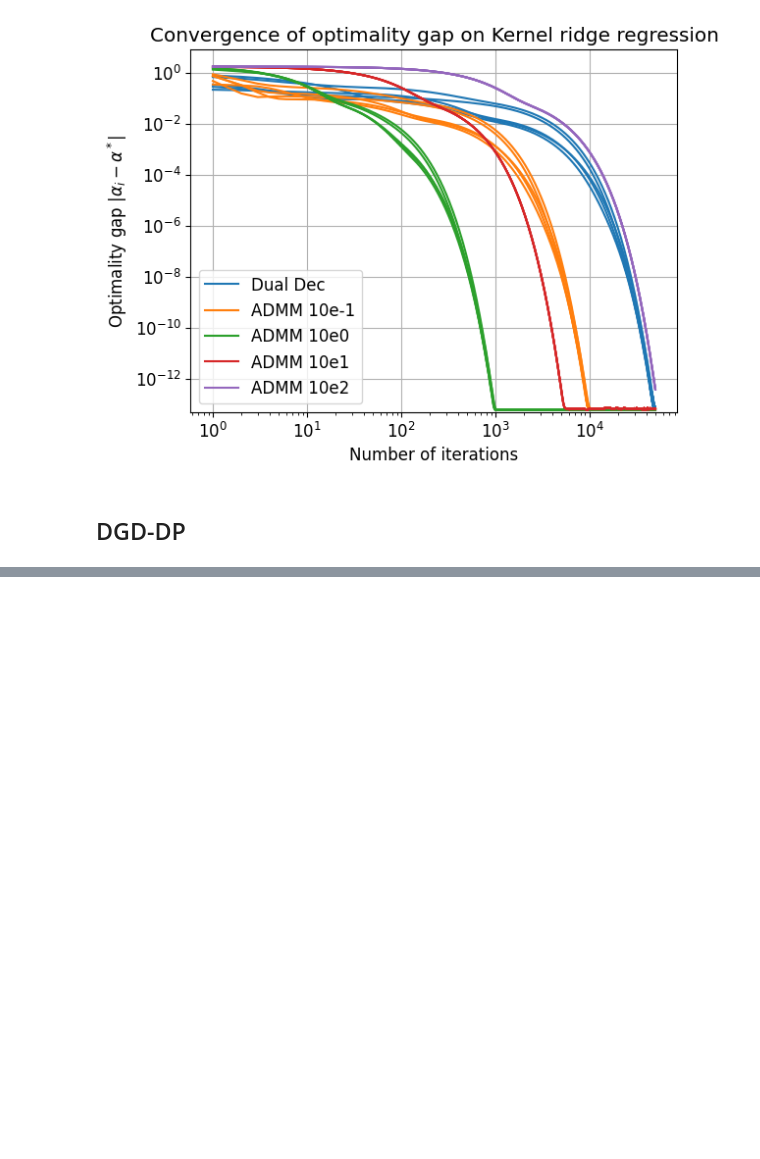
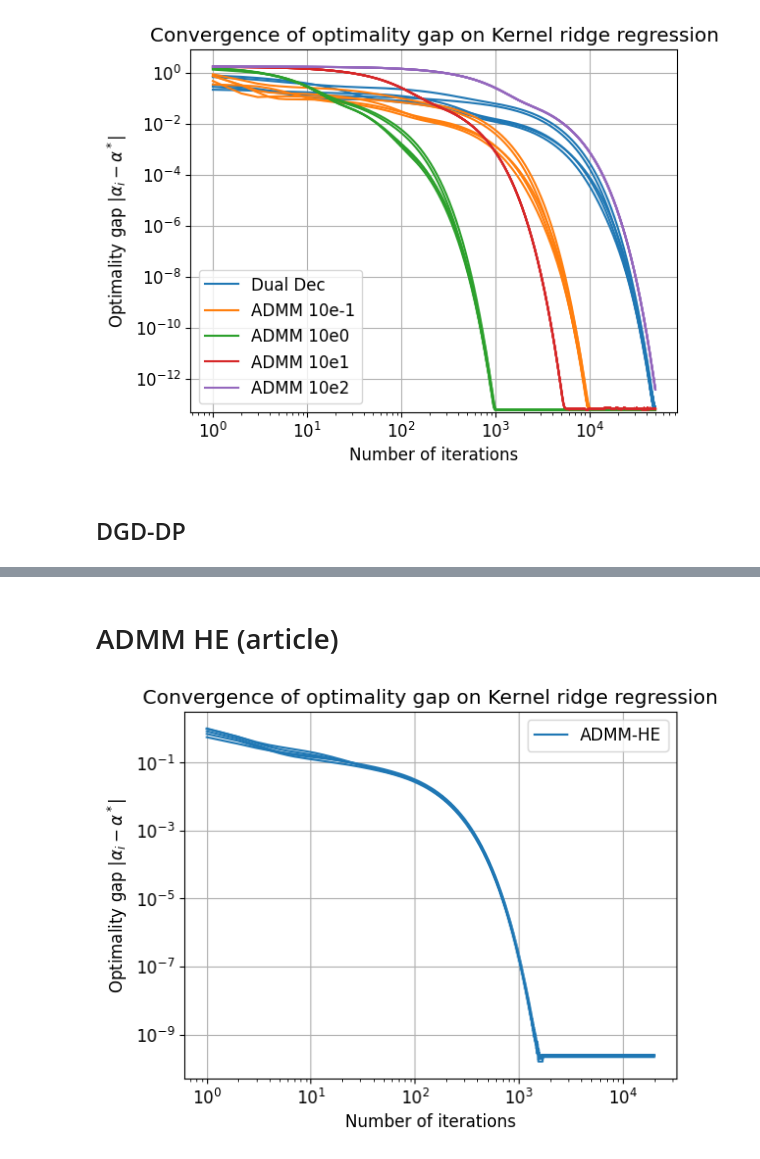
Before and after one commit to Loris-Manganelli/projet-cooperative-optimisation, a Jupyter notebook: Notebook.ipynb, the cells around one changed output, grey strips where cells are left out. Saved outputs shown, nothing was run; the diff lists cells and outputs as text; code cells hidden in the pictures; blank space fills up the shorter version.

Commit message:
ADMM HE (article)

```diff
--- a/Notebook.ipynb
+++ b/Notebook.ipynb
@@ -206,0 +228,8 @@ make_gap_graph(alpha, alpha_dgd_dp, pdf=True)
+# %% [markdown]
+# ADMM HE (article)
+# %%
+alpha_admm_he = ADMM_HE(K_a, K_mm, y_a, A_fully_connected, sigma, nu=1.0, rho=1, max_iter=20000, encryption=True)
+# %%
+make_gap_graph(alpha, {'ADMM-HE':alpha_admm_he}, pdf=False)
+# %% [output]
+[figure, added]
```
Also changed, not shown: parts of 4 cells of this notebook, 2 other files.
